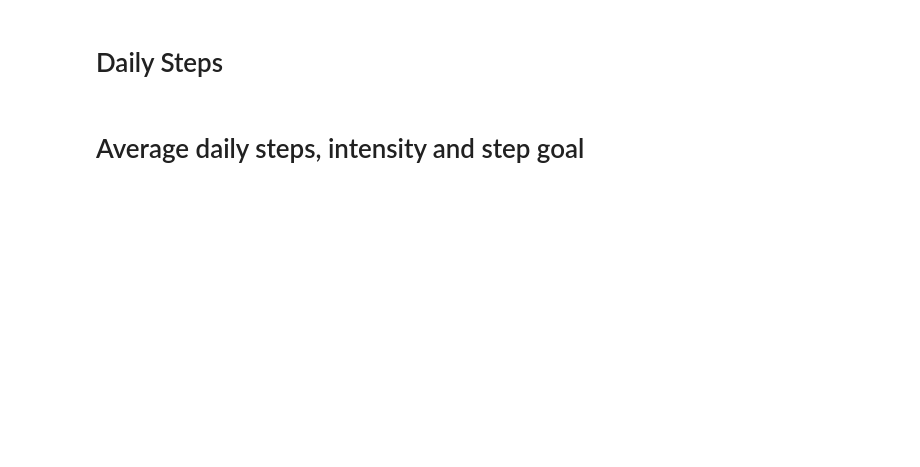
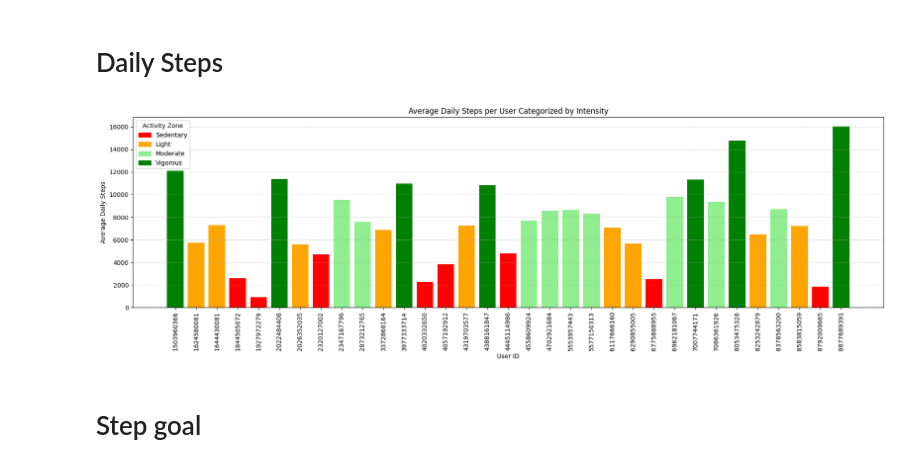
Before and after one commit to koujalgiash/healthcareanalytics101, a Jupyter notebook: kaggle/fitness_trends.ipynb, the cells around one changed output. Saved outputs shown, nothing was run; the diff lists cells and outputs as text; code cells hidden in the pictures; blank space fills up the shorter version.

```diff
--- a/kaggle/fitness_trends.ipynb
+++ b/kaggle/fitness_trends.ipynb
@@ -141,38 +157,38 @@ def categorize_steps(steps):
 mean_steps_grouped['Intensity'] = mean_steps_grouped['AverageDailySteps'].apply(categorize_steps)
 # print(mean_steps_grouped)
 # %%
-# Bar plot gradient of steps per user
-# TO DO Scale fill gradient on bars
+# Bar plot of average daily steps per user
 
 colors = {
     "Sedentary": "red",
     "Light": "orange",
     "Moderate": "lightgreen",
     "Vigorous": "green"
 }
 
 mean_steps_grouped['Color'] = mean_steps_grouped['Intensity'].map(colors)
 
-plt.figure(figsize=(12, 6))
+plt.figure(figsize=(18, 6))
 bars = plt.bar(
     mean_steps_grouped['Id'].astype(str),
     mean_steps_grouped['AverageDailySteps'],
     color=mean_steps_grouped['Color']
 )
 
 plt.xlabel("User ID")
 plt.ylabel("Average Daily Steps")
 plt.title("Average Daily Steps per User Categorized by Intensity")
 plt.xticks(rotation=90)
 
-# Add legend manually
+# Add legend
 legend_labels = list(colors.keys())
 legend_handles = [plt.Rectangle((0, 0), 1, 1, color=colors[label]) for label in legend_labels]
-plt.legend(legend_handles, legend_labels, title="Intensity Level")
-
+plt.legend(legend_handles, legend_labels, title="Activity Zone")
 plt.tight_layout()
 plt.grid(axis='y', linestyle='--', alpha=0.5)
 plt.show()
+# %% [output]
+[figure, added]
 # %% [markdown]
-# Average daily steps, intensity and step goal
+# Step goal
 # %%
```
Also changed, not shown: parts of 11 cells of this notebook, 7 other files.
